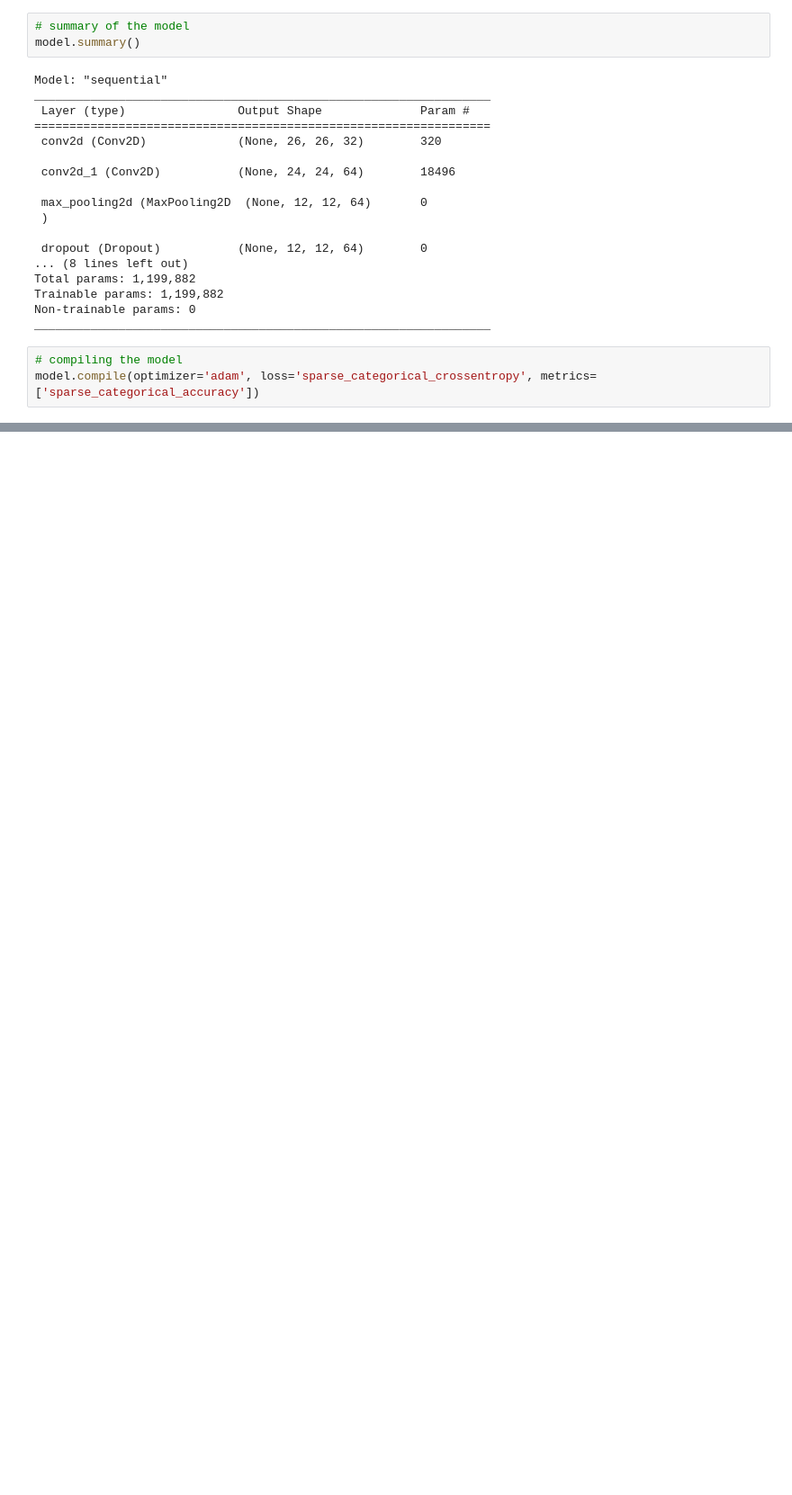
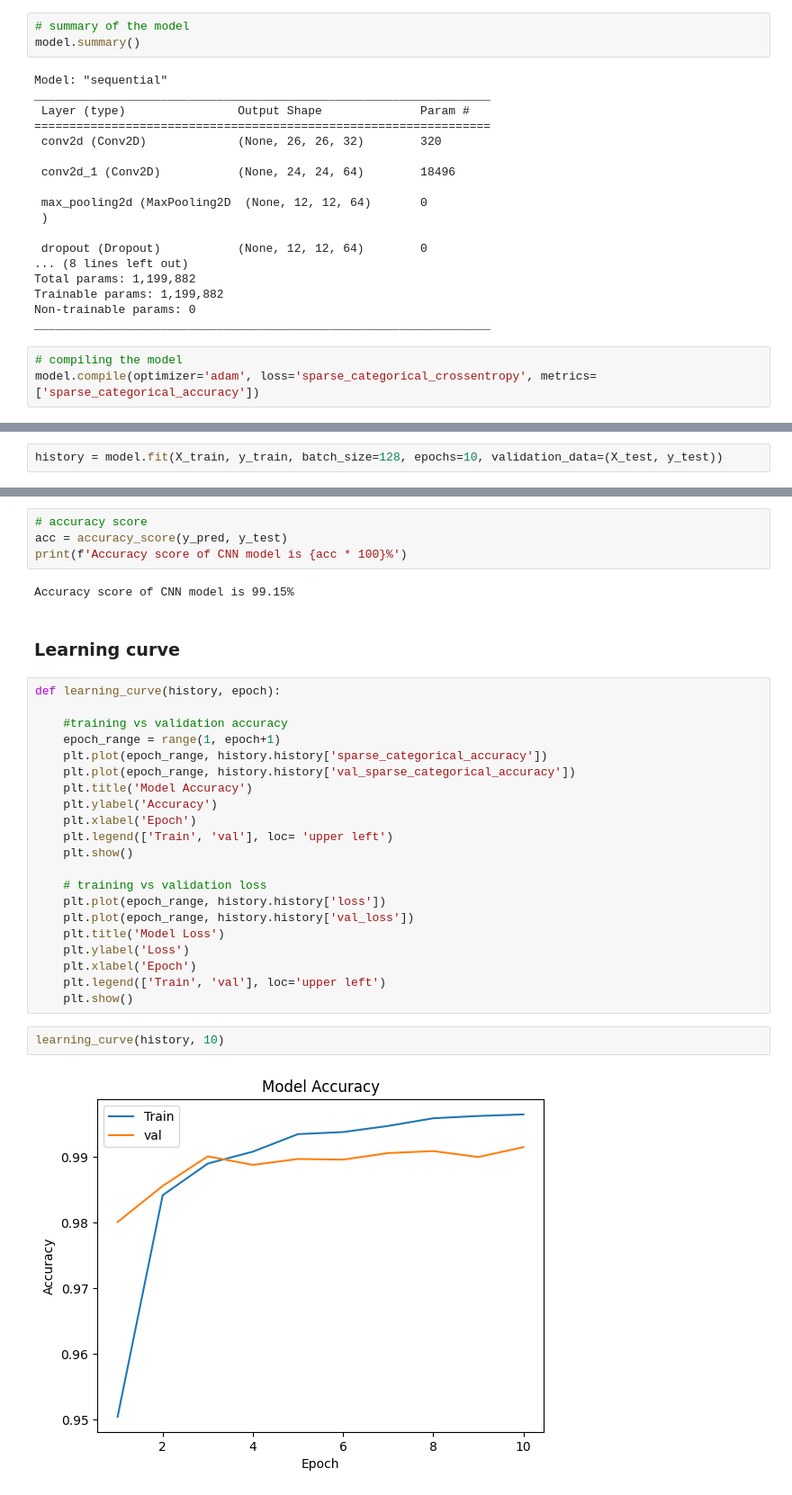
Before and after one commit to mubarakmayyeri/digit-recognition, a Jupyter notebook: digit_recognition.ipynb, the cells around one changed output, grey strips where cells are left out. Shown at 90% size. Saved outputs shown, nothing was run; the diff lists cells and outputs as text; blank space fills up the shorter version.

Commit message:
model evaluation and learning curve

```diff
--- a/digit_recognition.ipynb
+++ b/digit_recognition.ipynb
@@ -121,0 +124,2 @@ model.compile(optimizer='adam', loss='sparse_categorical_crossentropy', metrics=
+# %%
+history = model.fit(X_train, y_train, batch_size=128, epochs=10, validation_data=(X_test, y_test))
@@ -121,0 +179,33 @@ model.compile(optimizer='adam', loss='sparse_categorical_crossentropy', metrics=
+# %%
+# accuracy score
+acc = accuracy_score(y_pred, y_test)
+print(f'Accuracy score of CNN model is {acc * 100}%')
+# %% [output]
+Accuracy score of CNN model is 99.15%
+# %% [markdown]
+### Learning curve
+# %%
+def learning_curve(history, epoch):
+
+    #training vs validation accuracy
+    epoch_range = range(1, epoch+1)
+    plt.plot(epoch_range, history.history['sparse_categorical_accuracy'])
+    plt.plot(epoch_range, history.history['val_sparse_categorical_accuracy'])
+    plt.title('Model Accuracy')
+    plt.ylabel('Accuracy')
+    plt.xlabel('Epoch')
+    plt.legend(['Train', 'val'], loc= 'upper left')
+    plt.show()
+
+    # training vs validation loss
+    plt.plot(epoch_range, history.history['loss'])
+    plt.plot(epoch_range, history.history['val_loss'])
+    plt.title('Model Loss')
+    plt.ylabel('Loss')
+    plt.xlabel('Epoch')
+    plt.legend(['Train', 'val'], loc='upper left')
+    plt.show()
+# %%
+learning_curve(history, 10)
+# %% [output]
+[figure, added]
```
Also changed, not shown: parts of 10 cells of this notebook.
